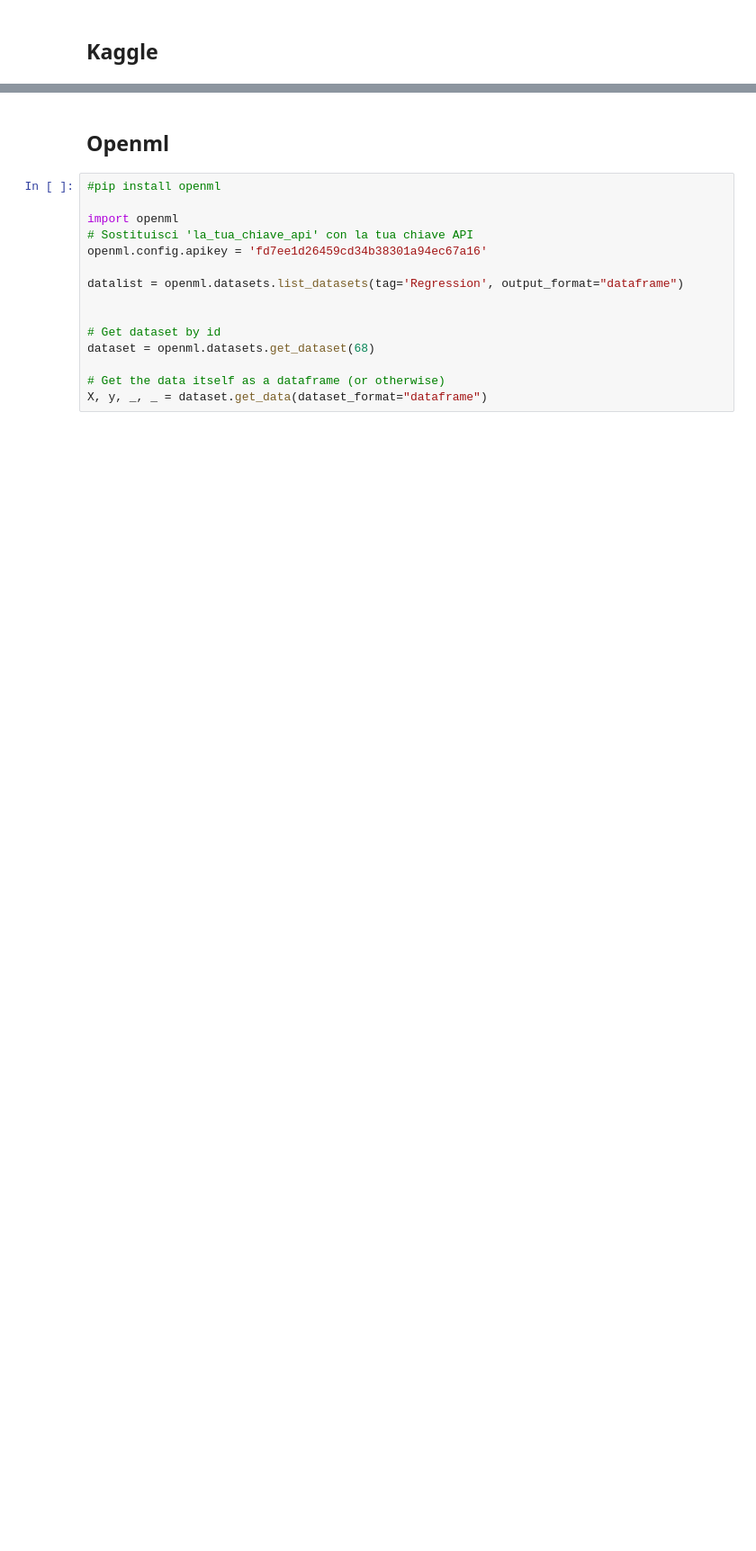
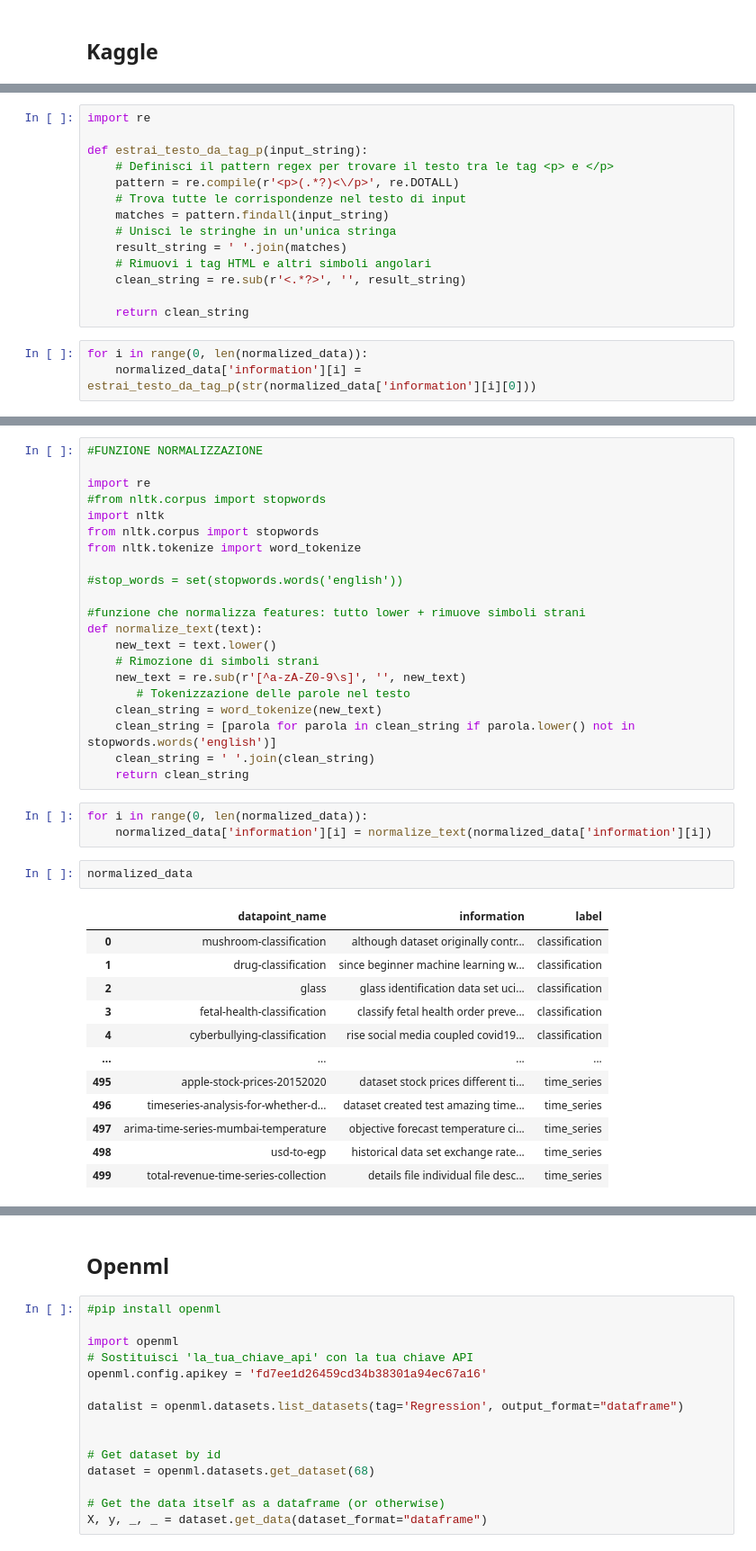
Before and after one commit to martat97/synaptIA, a Jupyter notebook: Scraping.ipynb, the cells around one changed output, grey strips where cells are left out. Shown at 90% size. Saved outputs shown, nothing was run; the diff lists cells and outputs as text; blank space fills up the shorter version.

```diff
--- a/Scraping.ipynb
+++ b/Scraping.ipynb
@@ -53,0 +194,17 @@ KeyboardInterrupt:
+# %%
+import re
+
+def estrai_testo_da_tag_p(input_string):
+    # Definisci il pattern regex per trovare il testo tra le tag <p> e </p>
+    pattern = re.compile(r'<p>(.*?)<\/p>', re.DOTALL)
+    # Trova tutte le corrispondenze nel testo di input
+    matches = pattern.findall(input_string)
+    # Unisci le stringhe in un'unica stringa
+    result_string = ' '.join(matches)
+    # Rimuovi i tag HTML e altri simboli angolari
+    clean_string = re.sub(r'<.*?>', '', result_string)
+
+    return clean_string
+# %%
+for i in range(0, len(normalized_data)):
+    normalized_data['information'][i] = estrai_testo_da_tag_p(str(normalized_data['information'][i][0]))
@@ -53,0 +213,39 @@ KeyboardInterrupt:
+# %%
+#FUNZIONE NORMALIZZAZIONE
+
+import re
+#from nltk.corpus import stopwords
+import nltk
+from nltk.corpus import stopwords
+from nltk.tokenize import word_tokenize
+
+#stop_words = set(stopwords.words('english'))
+
+#funzione che normalizza features: tutto lower + rimuove simboli strani
+def normalize_text(text):
+    new_text = text.lower()
+    # Rimozione di simboli strani
+    new_text = re.sub(r'[^a-zA-Z0-9\s]', '', new_text)
+       # Tokenizzazione delle parole nel testo
+    clean_string = word_tokenize(new_text)
+    clean_string = [parola for parola in clean_string if parola.lower() not in stopwords.words('english')]
+    clean_string = ' '.join(clean_string)
+    return clean_string
+# %%
+for i in range(0, len(normalized_data)):
+    normalized_data['information'][i] = normalize_text(normalized_data['information'][i])
+# %%
+normalized_data
+# %% [output]
+|  | datapoint_name | information | label |
+| 0 | mushroom-classification | although dataset originally contr... | classification |
+| 1 | drug-classification | since beginner machine learning w... | classification |
+| 2 | glass | glass identification data set uci... | classification |
+| 3 | fetal-health-classification | classify fetal health order preve... | classification |
+| 4 | cyberbullying-classification | rise social media coupled covid19... | classification |
+| ... | ... | ... | ... |
+| 495 | apple-stock-prices-20152020 | dataset stock prices different ti... | time_series |
+| 496 | timeseries-analysis-for-whether-d... | dataset created test amazing time... | time_series |
+| 497 | arima-time-series-mumbai-temperature | objective forecast temperature ci... | time_series |
+| 498 | usd-to-egp | historical data set exchange rate... | time_series |
+| 499 | total-revenue-time-series-collection | details file individual file desc... | time_series |
```
Also changed, not shown: parts of 13 cells of this notebook, 4 other files.
